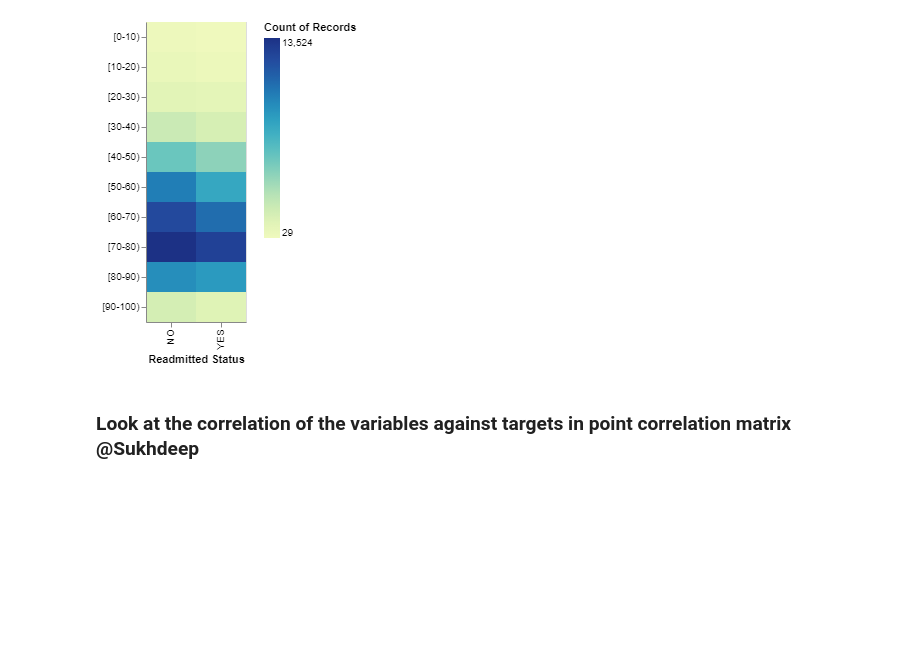
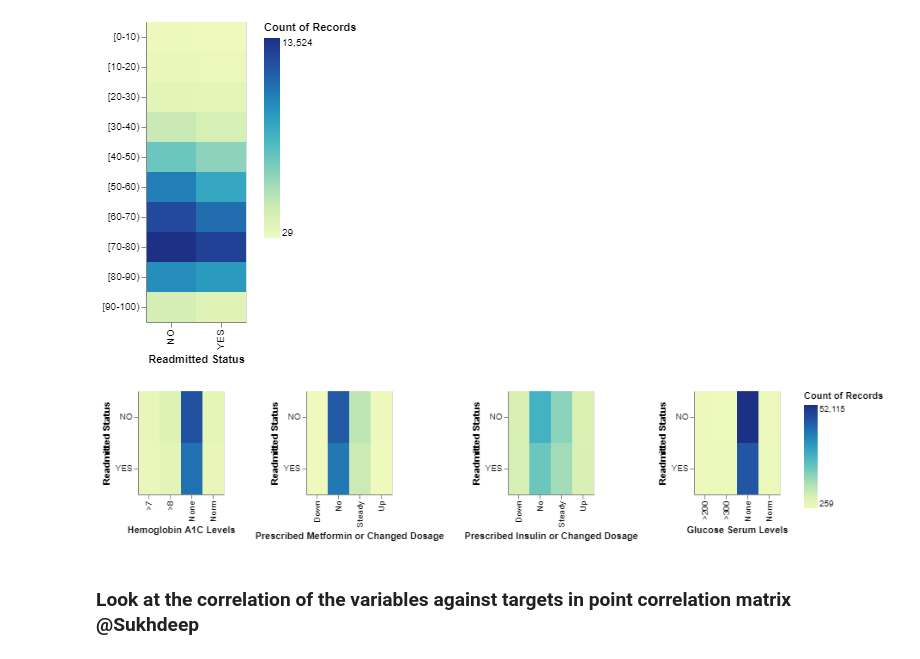
Before and after one commit to sukh2929/group29, a Jupyter notebook: reports/EDA/EDA_initial.ipynb, the cells around one changed output. Cells and saved outputs as stored; diff of their text form; code cells hidden in the pictures; blank space fills up the shorter version.

```diff
--- a/reports/EDA/EDA_initial.ipynb
+++ b/reports/EDA/EDA_initial.ipynb
@@ -199,6 +229,25 @@ age_plot = alt.Chart(diabetes_clean).mark_rect().encode(
 age_plot
 # %% [output]
 [figure]
+# %%
+cat_var_dict = {"A1Cresult": "Hemoglobin A1C Levels",
+            "metformin": "Prescribed Metformin or Changed Dosage",
+            "insulin": "Prescribed Insulin or Changed Dosage",
+            "max_glu_serum" : "Glucose Serum Levels",
+           }
+
+chart2 = []
+for key, value in cat_var_dict.items():
+    chart2.append(alt.Chart(diabetes_clean).mark_rect().encode(
+        alt.Y("readmitted", type = "nominal", title = "Readmitted Status"),
+        alt.X(key, type = "nominal", stack=None,  title = value),
+        alt.Color('count()')
+    ).properties(width = 100, height = 120))
+
+horizontal2 = alt.hconcat(*chart2)
+horizontal2
+# %% [output]
+[figure, added]
 # %% [markdown]
 ### Look at the correlation of the variables against targets in point correlation matrix @Sukhdeep
 # %% [markdown]
```
Also changed, not shown: parts of 3 cells of this notebook.
